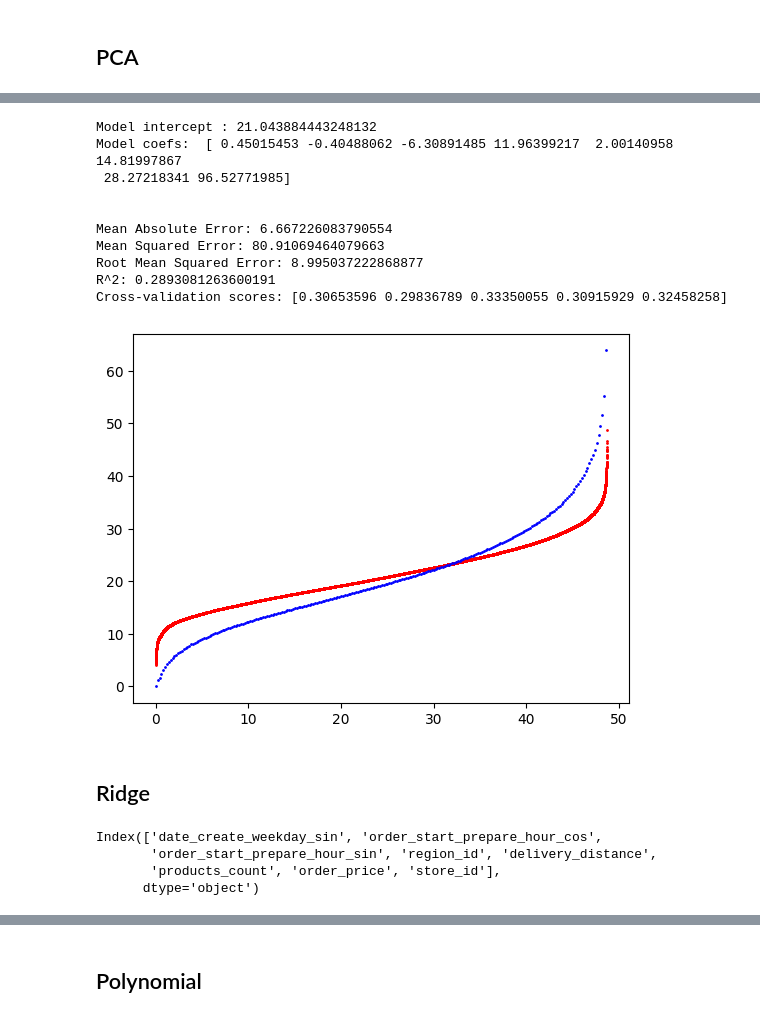
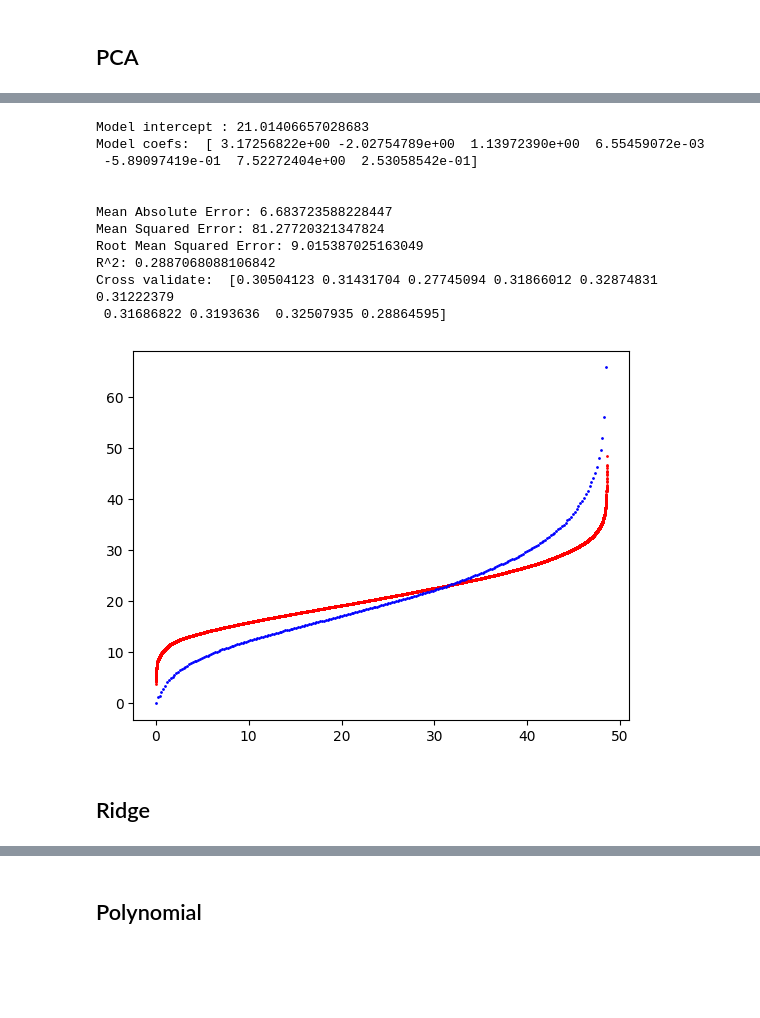
Before and after one commit to Luzinsan/ML_learn, a Jupyter notebook: ML/Innopolis/material/1 semester/Machine Learning/Project/notebooks/regression_task.ipynb, the cells around one changed output, grey strips where cells are left out. Saved outputs shown, nothing was run; the diff lists cells and outputs as text; code cells hidden in the pictures; blank space fills up the shorter version.

```diff
--- a/ML/Innopolis/material/1 semester/Machine Learning/Project/notebooks/orders.ipynb
+++ b/ML/Innopolis/material/1 semester/Machine Learning/Project/notebooks/regression_task.ipynb
@@ -347,7 +264,7 @@ def extract_target(df):
     print(df.loc[anomaly_diff_mask].shape)
     df = df.loc[~anomaly_diff_mask]
     df.dropna(subset=['date_create','planned_prep_time'], inplace=True)
-    return df.drop(columns=['order_ready','order_pickup','actual_prep_time']), df['actual_prep_time']
+    return df.drop(columns=['order_ready','order_pickup','actual_prep_time','planned_prep_time']), df['actual_prep_time']
 
 X_train, y_train = extract_target(X_train)
 X_test, y_test = extract_target(X_test)
@@ -435,17 +353,30 @@ X_train = encoder.fit_transform(X_train, y_train)
 X_test = encoder.transform(X_test, y_test)
 # %%
 ##################################### Scaling #####################################
-scaler = preprocessing.MinMaxScaler()
+scaler = preprocessing.RobustScaler()
 X_train = pd.DataFrame(scaler.fit_transform(X_train), columns=scaler.get_feature_names_out())
 X_test = pd.DataFrame(scaler.transform(X_test), columns=scaler.get_feature_names_out())
 # %% [markdown]
 # Regression
-# %%
-X_train.drop(inplace=True, columns=['planned_prep_time'])
-X_test.drop(inplace=True, columns=['planned_prep_time'])
 # %%
 from sklearn.linear_model import LinearRegression
 from sklearn.model_selection import cross_val_score
+# %%
+def scores(estimator, X_train, y_train, X_test, y_test, plot=True):
+    y_pred = estimator.predict(X_test)
+
+    if plot:
+        eval_df = pd.DataFrame({'Actual': y_test, 'Predicted': y_pred})
+        x_axis = np.linspace(0, eval_df['Predicted'].max(), len(eval_df))
+        plt.scatter(x_axis, eval_df['Predicted'].sort_values(), s=1, c='r')
+        plt.scatter(x_axis[::200], eval_df['Actual'].sort_values()[::200], s=1, c='b')
+
+    print('Mean Absolute Error:', metrics.mean_absolute_error(y_test, y_pred))
+    print('Mean Squared Error:', metrics.mean_squared_error(y_test, y_pred))
+    print('Root Mean Squared Error:', np.sqrt(metrics.mean_squared_error(y_test, y_pred)))
+    print('R^2:', metrics.r2_score(y_test, y_pred))
+    print('Cross validate: ', cross_val_score(estimator, pd.concat([X_train, X_test]), pd.concat([y_train, y_test]), cv=10))
+    return eval_df if plot else None
 # %% [markdown]
 ## Experiment #1
 # %% [markdown]
@@ -655,48 +582,32 @@ Best value of explained_variance: 0.9966666666666667
 # %%
 explained_variance = best_variance
 
 pca = PCA(n_components=explained_variance)
 X_train_pca = pca.fit_transform(X_train_reg)
 X_test_pca = pca.transform(X_test_reg)
 
 regressor = LinearRegression()
 regressor.fit(X_train_pca, y_train)
 print(f"Model intercept : {regressor.intercept_}")
 print("Model coefs: ", regressor.coef_, '\n\n')
-y_pred = regressor.predict(X_test_pca)
 
-eval_df = pd.DataFrame({'Actual': y_test, 'Predicted': y_pred})
-x_axis = np.linspace(0, eval_df['Predicted'].max(), len(eval_df))
-plt.scatter(x_axis, eval_df['Predicted'].sort_values(), s=1, c='r')
-plt.scatter(x_axis[::200], eval_df['Actual'].sort_values()[::200], s=1, c='b')
-
-print('Mean Absolute Error:', metrics.mean_absolute_error(y_test, y_pred))
-print('Mean Squared Error:', metrics.mean_squared_error(y_test, y_pred))
-print('Root Mean Squared Error:', np.sqrt(metrics.mean_squared_error(y_test, y_pred)))
-print('R^2:', metrics.r2_score(y_test, y_pred))
-scores = cross_val_score(regressor, X_train_pca, y_train, cv=5)
-print("Cross-validation scores:", scores)
+scores(regressor, pd.DataFrame(X_train_pca), y_train,
+                  pd.DataFrame(X_test_pca), y_test)
 # %% [output]
-Model intercept : 21.043884443248132
-Model coefs:  [ 0.45015453 -0.40488062 -6.30891485 11.96399217  2.00140958 14.81997867
- 28.27218341 96.52771985]
+Model intercept : 21.01406657028683
+Model coefs:  [ 3.17256822e+00 -2.02754789e+00  1.13972390e+00  6.55459072e-03
+ -5.89097419e-01  7.52272404e+00  2.53058542e-01]
 
 
-Mean Absolute Error: 6.667226083790554
-Mean Squared Error: 80.91069464079663
-Root Mean Squared Error: 8.995037222868877
-R^2: 0.2893081263600191
-Cross-validation scores: [0.30653596 0.29836789 0.33350055 0.30915929 0.32458258]
+Mean Absolute Error: 6.683723588228447
+Mean Squared Error: 81.27720321347824
+Root Mean Squared Error: 9.015387025163049
+R^2: 0.2887068088106842
+Cross validate:  [0.30504123 0.31431704 0.27745094 0.31866012 0.32874831 0.31222379
+ 0.31686822 0.3193636  0.32507935 0.28864595]
-[figure, old version]
+[figure, new version]
 # %% [markdown]
 ## Ridge
-# %%
-X_train_reg.columns
-# %% [output]
-Index(['date_create_weekday_sin', 'order_start_prepare_hour_cos',
-       'order_start_prepare_hour_sin', 'region_id', 'delivery_distance',
-       'products_count', 'order_price', 'store_id'],
-      dtype='object')
 # %%
 from sklearn.linear_model import Ridge
 alphas = np.linspace(40, 80, 50)
```
Also changed, not shown: parts of 52 cells of this notebook, 2 other files.
